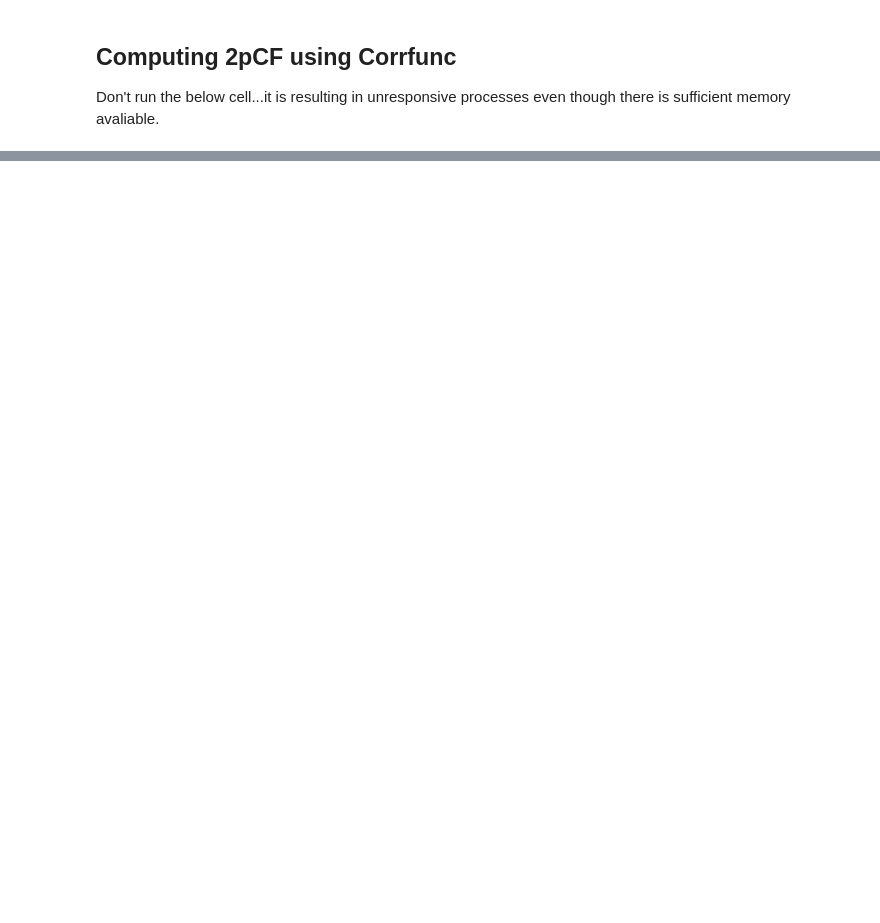
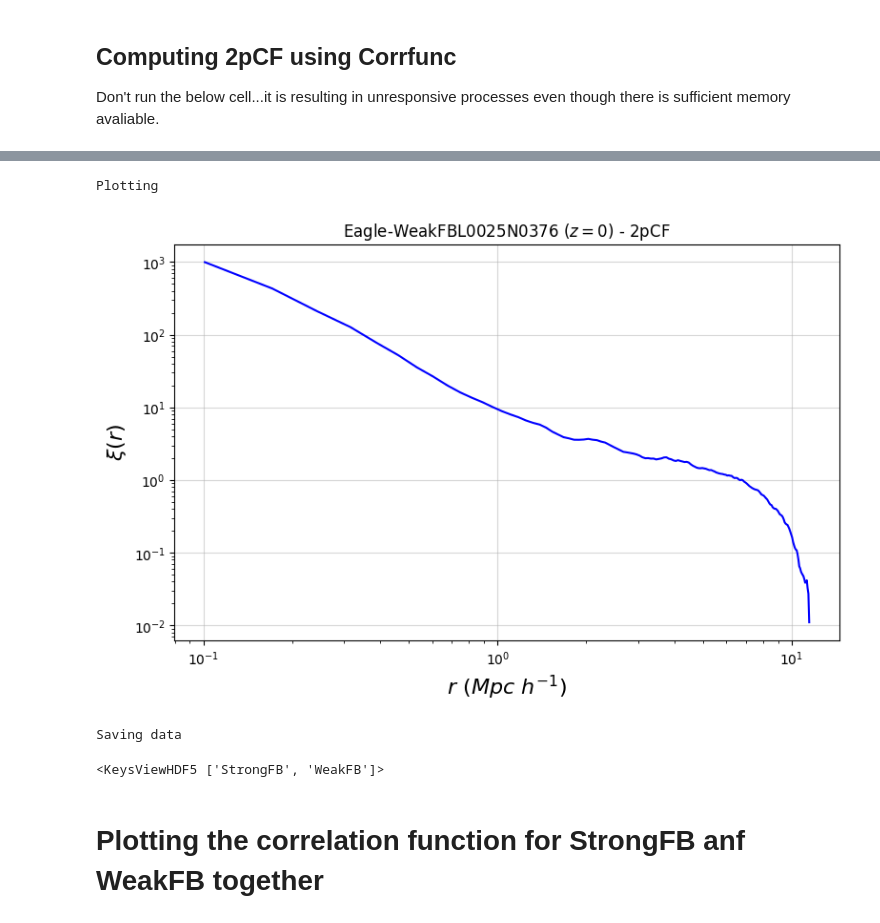
Before and after one commit to sparxastronomy/2022_SummerProject, a Jupyter notebook: Eagle/test.ipynb, the cells around one changed output, grey strips where cells are left out. Saved outputs shown, nothing was run; the diff lists cells and outputs as text; code cells hidden in the pictures; blank space fills up the shorter version.

```diff
--- a/Eagle/test.ipynb
+++ b/Eagle/test.ipynb
@@ -169,0 +275,41 @@ Using AVX kernel
+# %%
+#getting only non-nan values for log(xi0)
+xi0_filtered = xi0[~np.isnan(np.log10(xi0))]
+r_filterd = r[~np.isnan(np.log10(xi0))]
+# %%
+# log-log plot
+print("Plotting")
+plt.figure(figsize=(9,5.5), dpi=100)
+plt.plot(r_filterd,xi0_filtered, color='blue')
+#setting log scale
+plt.xscale('log')
+plt.yscale('log')
+# plt.xlim(0.1, 10)
+plt.grid(alpha=0.5)
+
+plt.title('Eagle-WeakFBL0025N0376 ($z=0$) - 2pCF')
+plt.xlabel('$r ~(Mpc~h^{-1})$',  fontsize=16)
+plt.ylabel("$\\xi(r)$", fontsize=16)
+
+plt.savefig('2pCF_Eagle-WeakFBL0025N0376.jpg', dpi=300, bbox_inches='tight')
+plt.show()
+# %% [output]
+Plotting
+[figure, added]
+# %%
+# saving r_filterd and xi0_filtered in a HDF5 file in a Group
+print("Saving data")
+# h5f = hp5.File('2pCF_Eagle.hdf5', 'w') #not needed since file aready exists
+# creating a group
+grp1 = h5f.create_group("WeakFB")
+# creating a dataset
+dset = grp1.create_dataset("xi0", data=xi0_filtered)
+dset = grp1.create_dataset("r", data=r_filterd)
+h5f.keys()
+h5f.close()
+print("Done!!")
+# %% [output]
+Saving data
+<KeysViewHDF5 ['StrongFB', 'WeakFB']>
+# %% [markdown]
+# Plotting the correlation function for StrongFB anf WeakFB together
```
Also changed, not shown: parts of 16 cells of this notebook, 4 other files.
